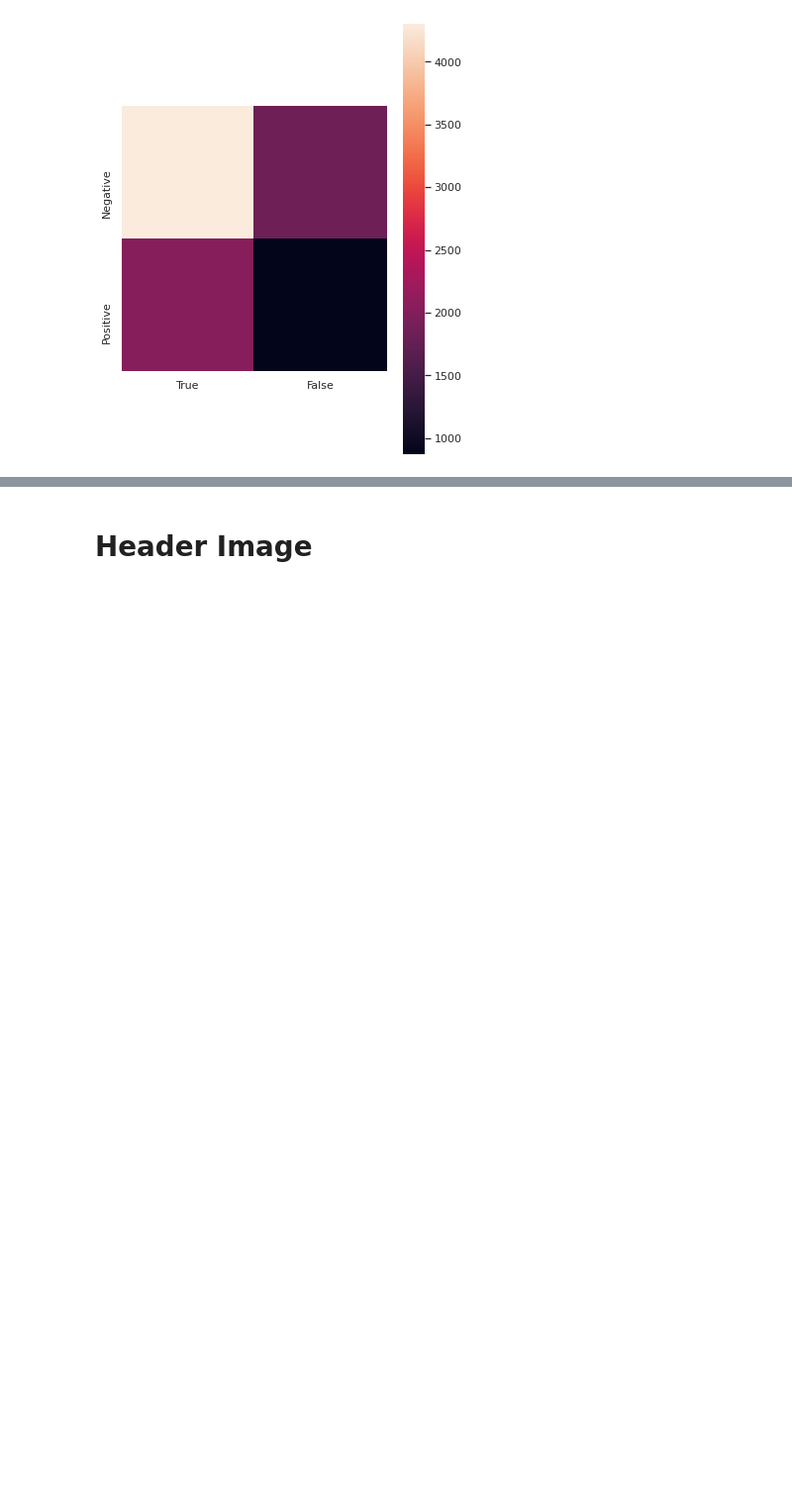
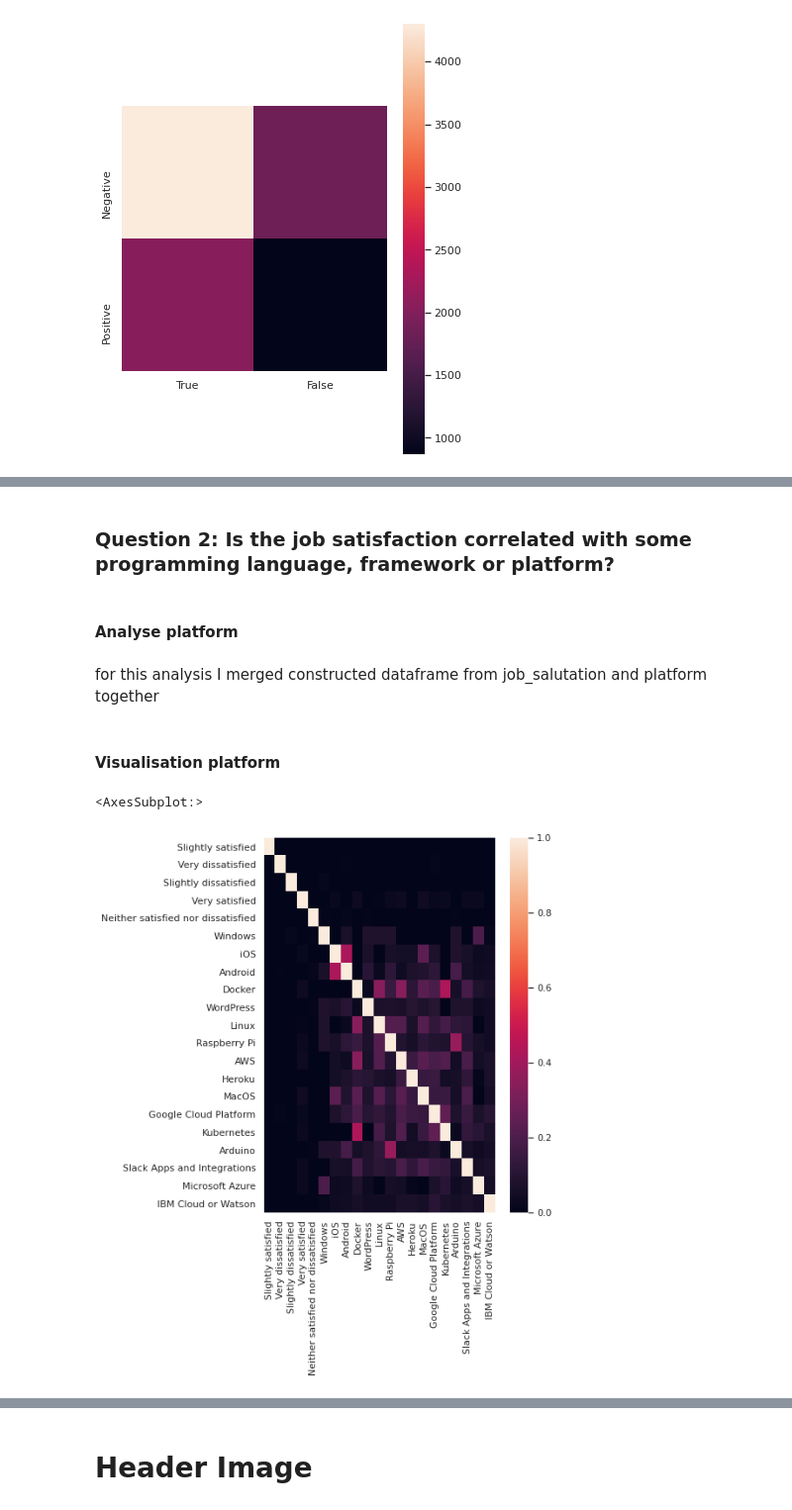
Before and after one commit to dariusgm/stackoverflow2020, a Jupyter notebook: Blog.ipynb, the cells around one changed output, grey strips where cells are left out. Shown at 99% size. Cells and saved outputs as stored; diff of their text form; code cells hidden in the pictures; blank space fills up the shorter version.

```diff
--- a/Blog.ipynb
+++ b/Blog.ipynb
@@ -393,0 +448,15 @@ fit_regression(X, float_y)
+# %% [markdown]
+### Question 2: Is the job satisfaction correlated with some programming language, framework or platform?
+# %% [markdown]
+#### Analyse platform
+# %%
+analyse_salutation_platform = pd.concat([job_salutation_df, platform_features_df],axis=1, join='inner')
+# %% [markdown]
+for this analysis I merged constructed dataframe from job_salutation and platform together
+# %% [markdown]
+#### Visualisation platform
+# %%
+sns.heatmap(analyse_salutation_platform.corr(), vmin=0, vmax=1)
+# %% [output]
+<AxesSubplot:>
+[figure, new version]
```
Also changed, not shown: parts of 108 cells of this notebook.
